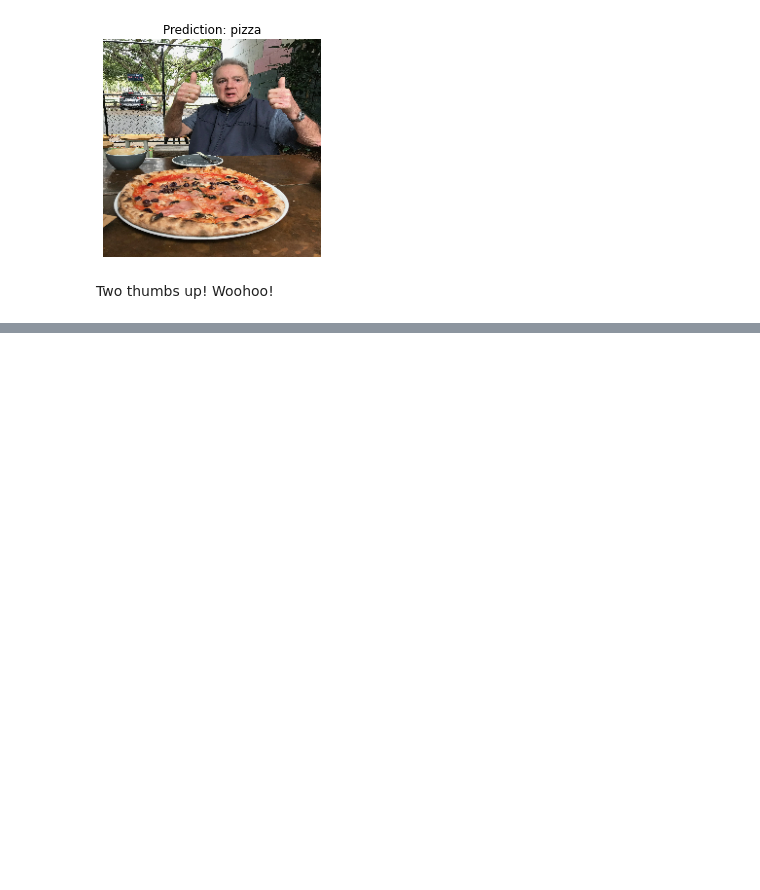
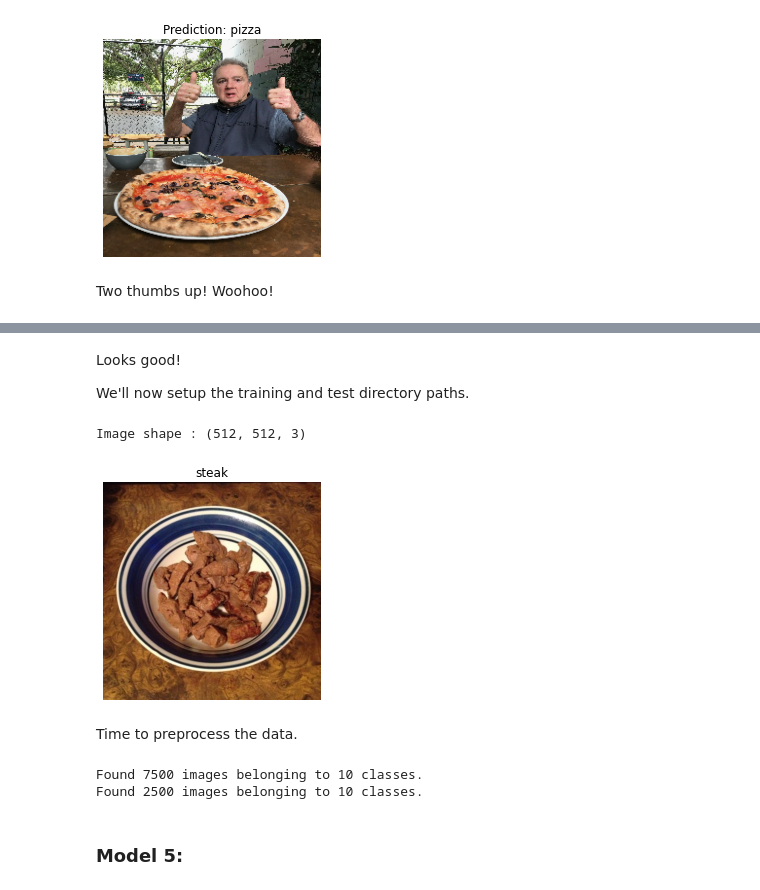
Before and after one commit to mrvzay/CNN-problems, a Jupyter notebook: Food_vision_101.ipynb, the cells around one changed output, grey strips where cells are left out. Saved outputs shown, nothing was run; the diff lists cells and outputs as text; code cells hidden in the pictures; blank space fills up the shorter version.

```diff
--- a/Food_vision_101.ipynb
+++ b/Food_vision_101.ipynb
@@ -791,0 +827,39 @@ Two thumbs up! Woohoo!
+# %% [markdown]
+Looks good!
+
+We'll now setup the training and test directory paths.
+# %%
+train_dir = "10_food_classes_all_data/train/"
+test_dir = "10_food_classes_all_data/test/"
+# %%
+# View a random image from the training dataset
+import random
+img = view_random_image(target_dir=train_dir,
+                        target_class=random.choice(class_names))
+# %% [output]
+Image shape : (512, 512, 3)
+[figure, added]
+# %% [markdown]
+Time to preprocess the data.
+# %%
+from tensorflow.keras.preprocessing.image import ImageDataGenerator
+
+# Rescale the data and create data generator instances
+train_datagen = ImageDataGenerator(rescale=1/255.)
+test_datagen = ImageDataGenerator(rescale=1/255.)
+
+# Load data in from directories and turn it into batches
+train_data = train_datagen.flow_from_directory(train_dir,
+                                               target_size=(224, 224),
+                                               batch_size=32,
+                                               class_mode='categorical') # changed to categorical
+
+test_data = train_datagen.flow_from_directory(test_dir,
+                                              target_size=(224, 224),
+                                              batch_size=32,
+                                              class_mode='categorical')
+# %% [output]
+Found 7500 images belonging to 10 classes.
+Found 2500 images belonging to 10 classes.
+# %% [markdown]
+### Model 5:
```
Also changed, not shown: parts of 47 cells of this notebook.
